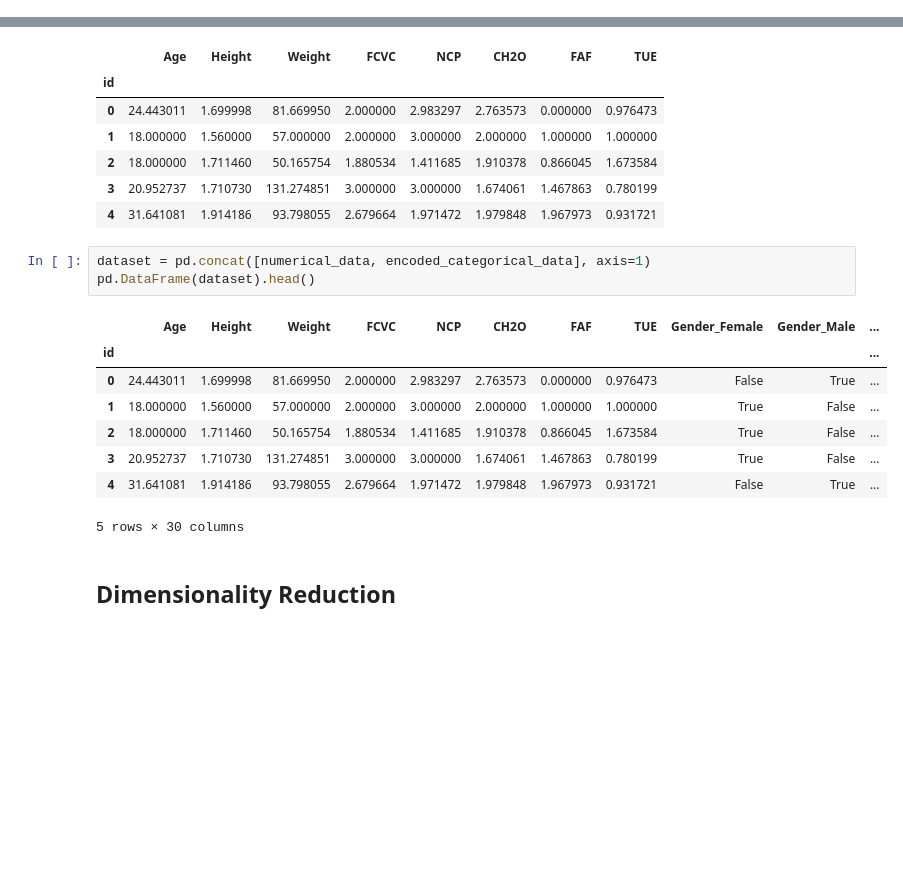
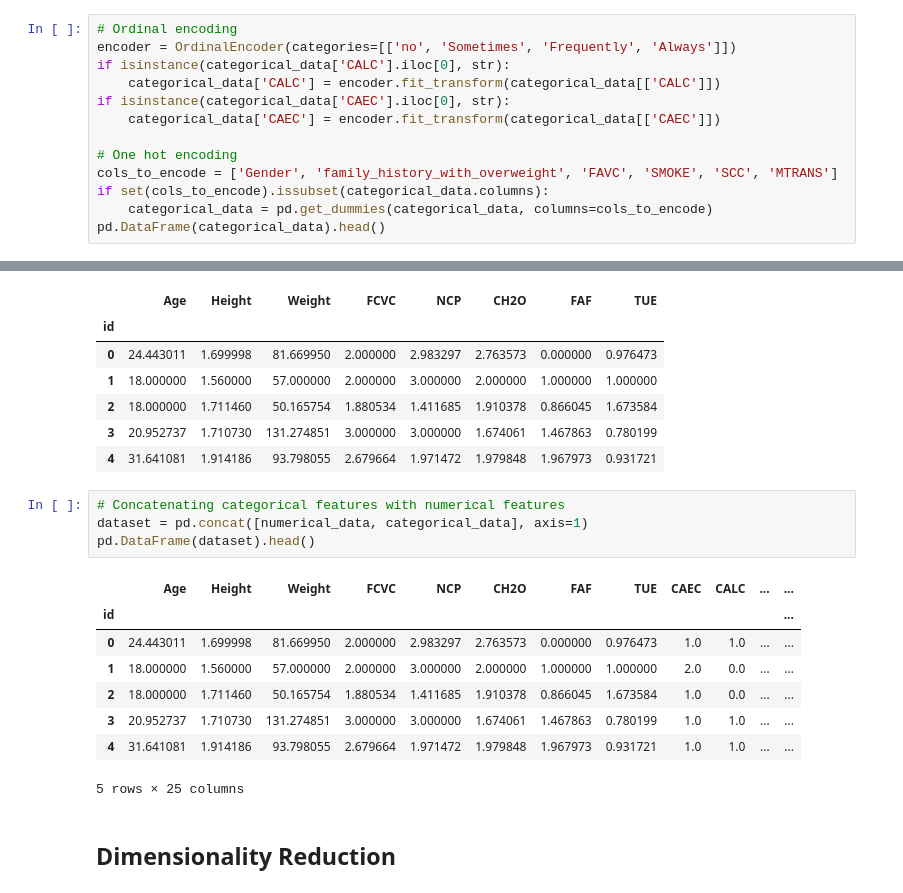
Before and after one commit to aubin4444/DS52-Obesity-Prediction, a Jupyter notebook: obesity.ipynb, the cells around one changed output, grey strips where cells are left out. Saved outputs shown, nothing was run; the diff lists cells and outputs as text; blank space fills up the shorter version.

```diff
--- a/obesity.ipynb
+++ b/obesity.ipynb
@@ -234,0 +238,13 @@ pd.DataFrame(categorical_data).head()
+# %%
+# Ordinal encoding
+encoder = OrdinalEncoder(categories=[['no', 'Sometimes', 'Frequently', 'Always']])
+if isinstance(categorical_data['CALC'].iloc[0], str):
+    categorical_data['CALC'] = encoder.fit_transform(categorical_data[['CALC']])
+if isinstance(categorical_data['CAEC'].iloc[0], str):
+    categorical_data['CAEC'] = encoder.fit_transform(categorical_data[['CAEC']])
+
+# One hot encoding
+cols_to_encode = ['Gender', 'family_history_with_overweight', 'FAVC', 'SMOKE', 'SCC', 'MTRANS']
+if set(cols_to_encode).issubset(categorical_data.columns):
+    categorical_data = pd.get_dummies(categorical_data, columns=cols_to_encode)
+pd.DataFrame(categorical_data).head()
@@ -288,17 +309,18 @@ pd.DataFrame(numerical_data).head()
 | 3 | 20.952737 | 1.710730 | 131.274851 | 3.000000 | 3.000000 | 1.674061 | 1.467863 | 0.780199 |
 | 4 | 31.641081 | 1.914186 | 93.798055 | 2.679664 | 1.971472 | 1.979848 | 1.967973 | 0.931721 |
 # %%
-dataset = pd.concat([numerical_data, encoded_categorical_data], axis=1)
+# Concatenating categorical features with numerical features
+dataset = pd.concat([numerical_data, categorical_data], axis=1)
 pd.DataFrame(dataset).head()
 # %% [output]
-|  | Age | Height | Weight | FCVC | NCP | CH2O | FAF | TUE | Gender_Female | Gender_Male | ... |
-| id |  |  |  |  |  |  |  |  |  |  | ... |
-| 0 | 24.443011 | 1.699998 | 81.669950 | 2.000000 | 2.983297 | 2.763573 | 0.000000 | 0.976473 | False | True | ... |
-| 1 | 18.000000 | 1.560000 | 57.000000 | 2.000000 | 3.000000 | 2.000000 | 1.000000 | 1.000000 | True | False | ... |
-| 2 | 18.000000 | 1.711460 | 50.165754 | 1.880534 | 1.411685 | 1.910378 | 0.866045 | 1.673584 | True | False | ... |
-| 3 | 20.952737 | 1.710730 | 131.274851 | 3.000000 | 3.000000 | 1.674061 | 1.467863 | 0.780199 | True | False | ... |
-| 4 | 31.641081 | 1.914186 | 93.798055 | 2.679664 | 1.971472 | 1.979848 | 1.967973 | 0.931721 | False | True | ... |
+|  | Age | Height | Weight | FCVC | NCP | CH2O | FAF | TUE | CAEC | CALC | ... | ... |
+| id |  |  |  |  |  |  |  |  |  |  |  | ... |
+| 0 | 24.443011 | 1.699998 | 81.669950 | 2.000000 | 2.983297 | 2.763573 | 0.000000 | 0.976473 | 1.0 | 1.0 | ... | ... |
+| 1 | 18.000000 | 1.560000 | 57.000000 | 2.000000 | 3.000000 | 2.000000 | 1.000000 | 1.000000 | 2.0 | 0.0 | ... | ... |
+| 2 | 18.000000 | 1.711460 | 50.165754 | 1.880534 | 1.411685 | 1.910378 | 0.866045 | 1.673584 | 1.0 | 0.0 | ... | ... |
+| 3 | 20.952737 | 1.710730 | 131.274851 | 3.000000 | 3.000000 | 1.674061 | 1.467863 | 0.780199 | 1.0 | 1.0 | ... | ... |
+| 4 | 31.641081 | 1.914186 | 93.798055 | 2.679664 | 1.971472 | 1.979848 | 1.967973 | 0.931721 | 1.0 | 1.0 | ... | ... |
-5 rows × 30 columns
+5 rows × 25 columns
 # %% [markdown]
 ## Dimensionality Reduction
 # %% [markdown]
```
Also changed, not shown: parts of 13 cells of this notebook.
